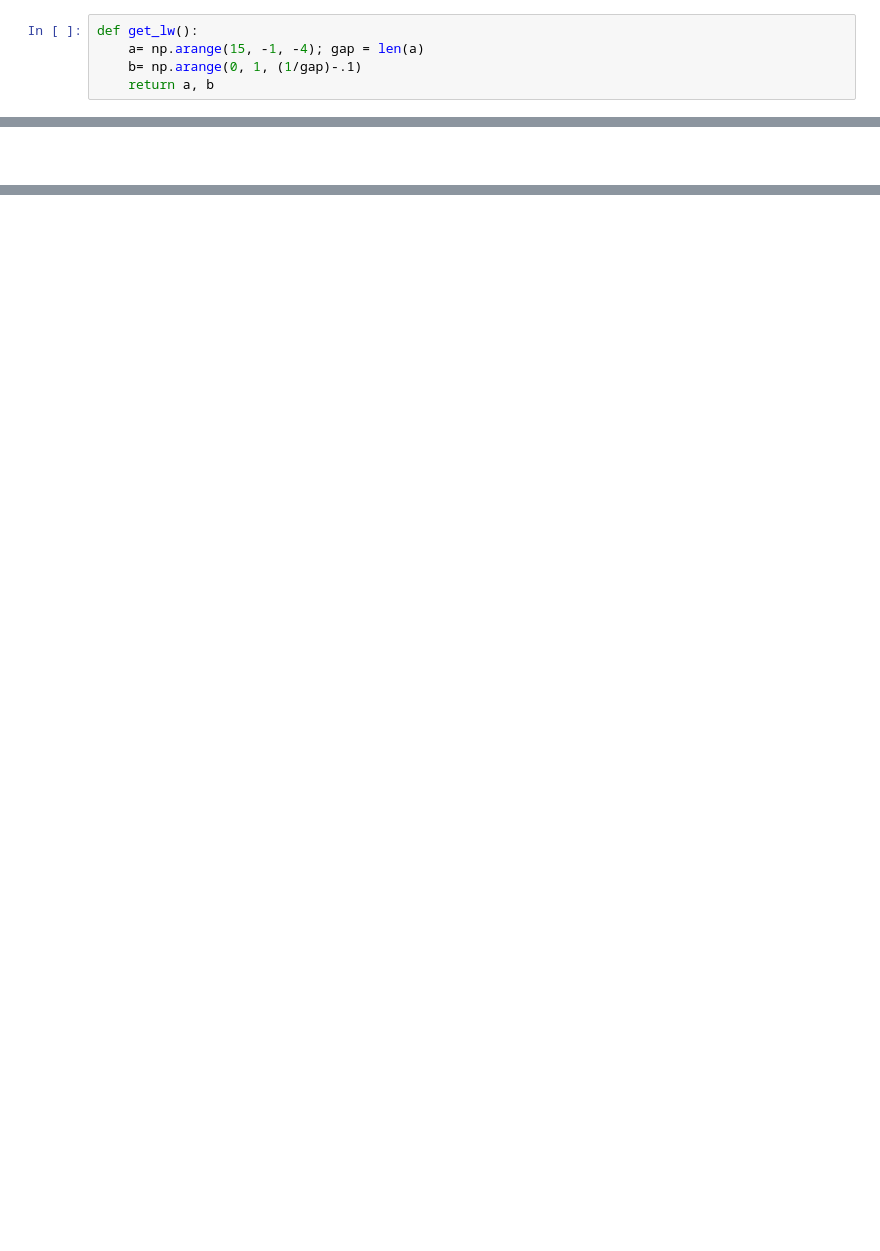
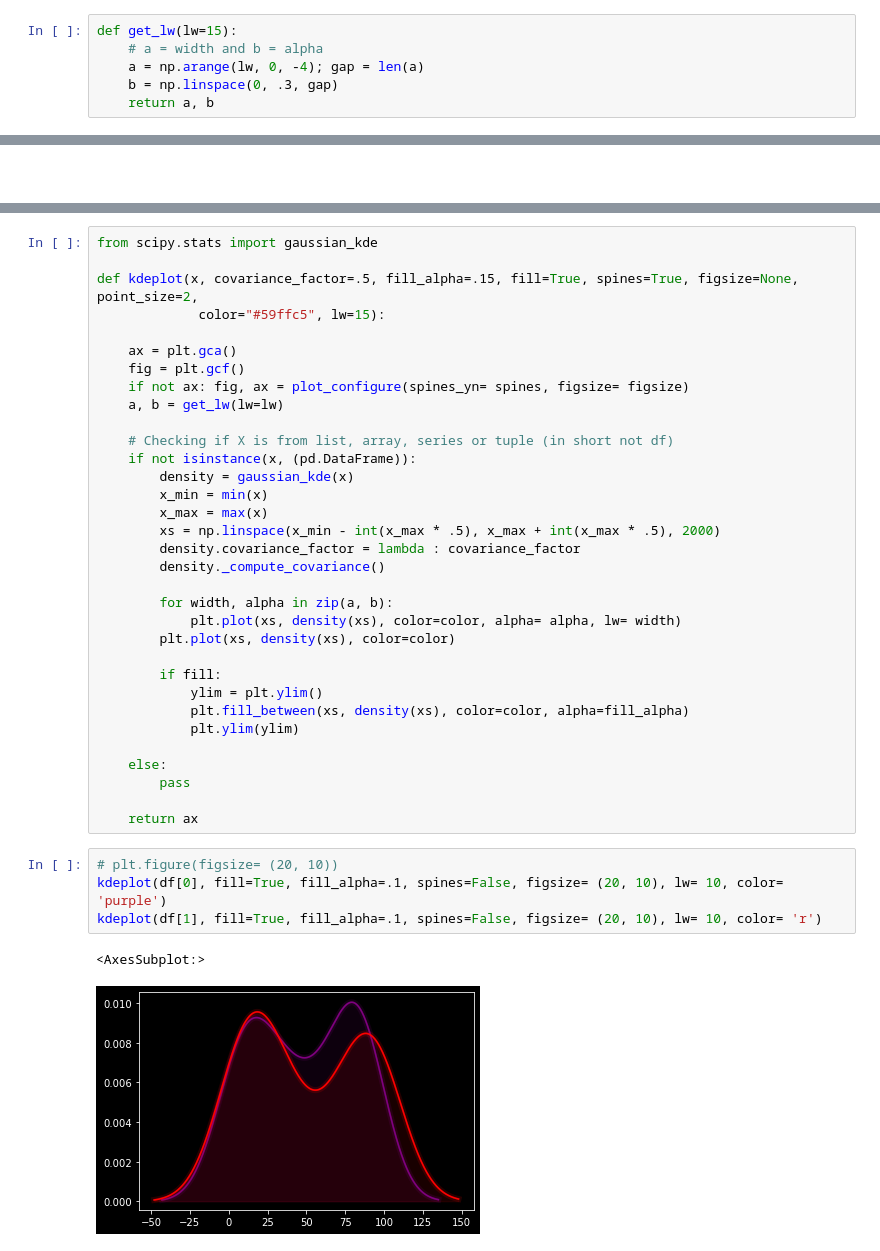
Before and after one commit to AayushSameerShah/neona, a Jupyter notebook: checks.ipynb, the cells around one changed output, grey strips where cells are left out. Saved outputs shown, nothing was run; the diff lists cells and outputs as text; blank space fills up the shorter version.

Commit message:
Made KDE and some improvements needed (check the note in checks.ipynb)

```diff
--- a/checks.ipynb
+++ b/checks.ipynb
@@ -39,7 +41,8 @@ def get_point(fig, point_size):
 # %%
-def get_lw():
-    a= np.arange(15, -1, -4); gap = len(a)
-    b= np.arange(0, 1, (1/gap)-.1)
+def get_lw(lw=15):
+    # a = width and b = alpha
+    a = np.arange(lw, 0, -4); gap = len(a)
+    b = np.linspace(0, .3, gap)
     return a, b
 # %%
 def barplot(x, y, spines= True, figsize= None, point_size= 2, color= "#59ffc5", point_marker= 'o', font_dict= dict(), font_offset_xy= (0, 0), show_values= True):
@@ -159,0 +173,40 @@ lineplot([1,2,3, 55, 22, 88, 11], figsize= (20, 10), point_marker= 'o', point_si
+# %%
+from scipy.stats import gaussian_kde
+
+def kdeplot(x, covariance_factor=.5, fill_alpha=.15, fill=True, spines=True, figsize=None, point_size=2,
+             color="#59ffc5", lw=15):
+
+    ax = plt.gca()
+    fig = plt.gcf()
+    if not ax: fig, ax = plot_configure(spines_yn= spines, figsize= figsize)
+    a, b = get_lw(lw=lw)
+
+    # Checking if X is from list, array, series or tuple (in short not df)
+    if not isinstance(x, (pd.DataFrame)):
+        density = gaussian_kde(x)
+        x_min = min(x)
+        x_max = max(x)
+        xs = np.linspace(x_min - int(x_max * .5), x_max + int(x_max * .5), 2000)
+        density.covariance_factor = lambda : covariance_factor
+        density._compute_covariance()
+
+        for width, alpha in zip(a, b):
+            plt.plot(xs, density(xs), color=color, alpha= alpha, lw= width)
+        plt.plot(xs, density(xs), color=color)
+
+        if fill:
+            ylim = plt.ylim()
+            plt.fill_between(xs, density(xs), color=color, alpha=fill_alpha)
+            plt.ylim(ylim)
+
+    else:
+        pass
+
+    return ax
+# %%
+# plt.figure(figsize= (20, 10))
+kdeplot(df[0], fill=True, fill_alpha=.1, spines=False, figsize= (20, 10), lw= 10, color= 'purple')
+kdeplot(df[1], fill=True, fill_alpha=.1, spines=False, figsize= (20, 10), lw= 10, color= 'r')
+# %% [output]
+<AxesSubplot:>
+[figure, added]
```
Also changed, not shown: parts of 10 cells of this notebook, 1 other file.
